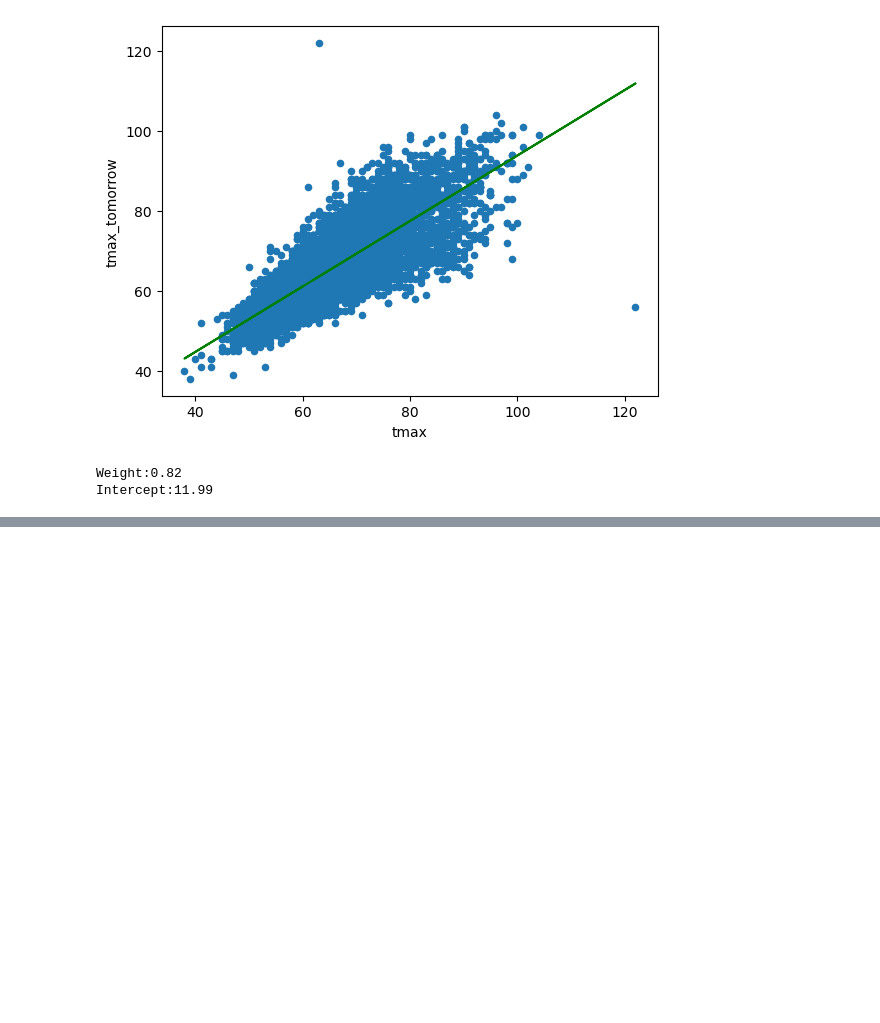
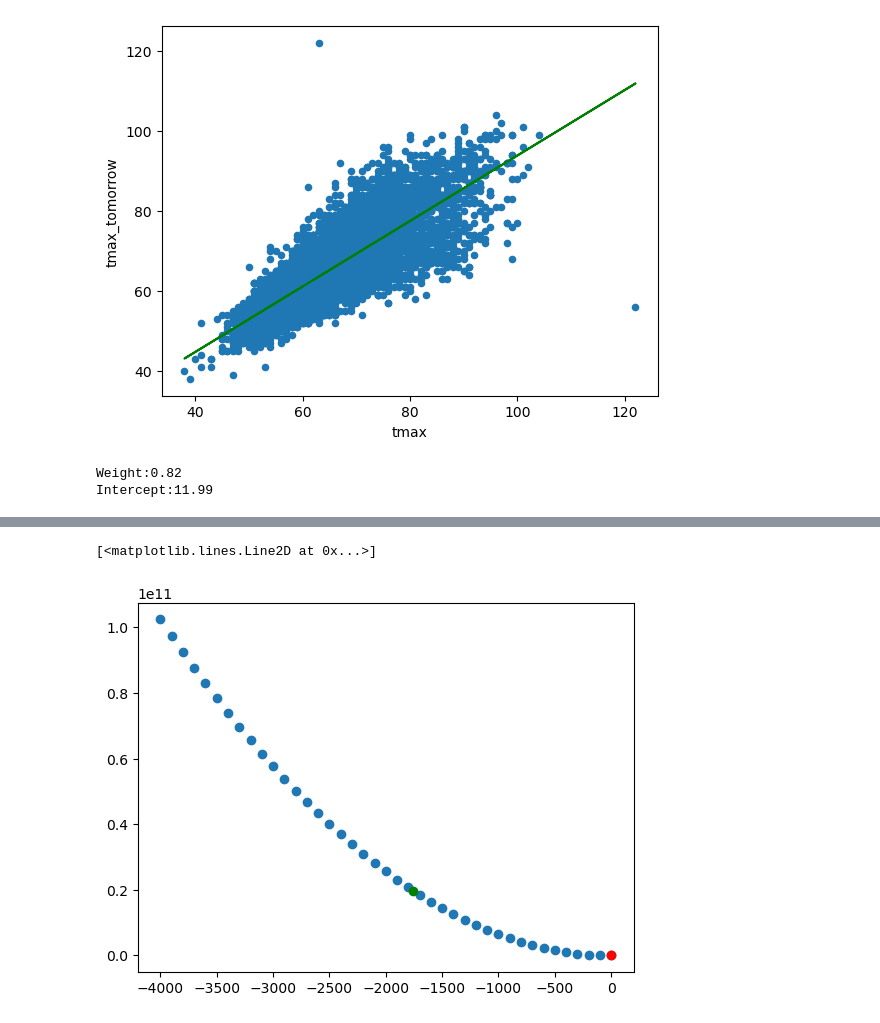
Before and after one commit to AvirukthGT/MachineLearingAlgosFromScratch, a Jupyter notebook: GradientDescent.ipynb, the cells around one changed output, grey strips where cells are left out. Cells and saved outputs as stored; diff of their text form; code cells hidden in the pictures; blank space fills up the shorter version.

```diff
--- a/GradientDescent.ipynb
+++ b/GradientDescent.ipynb
@@ -47,0 +72,12 @@ Intercept:11.99
+# %%
+ws=np.arange(-4000,100,100)
+
+losses=loss(ws,y)
+
+plt.scatter(ws,losses)
+plt.plot(1,loss(1,y),'ro')
+new_weight=1-gradient(1,y)*80
+plt.plot(new_weight,loss(new_weight,y),'go')
+# %% [output]
+[<matplotlib.lines.Line2D at 0x...>]
+[figure, added]
```
Also changed, not shown: parts of 7 cells of this notebook.
